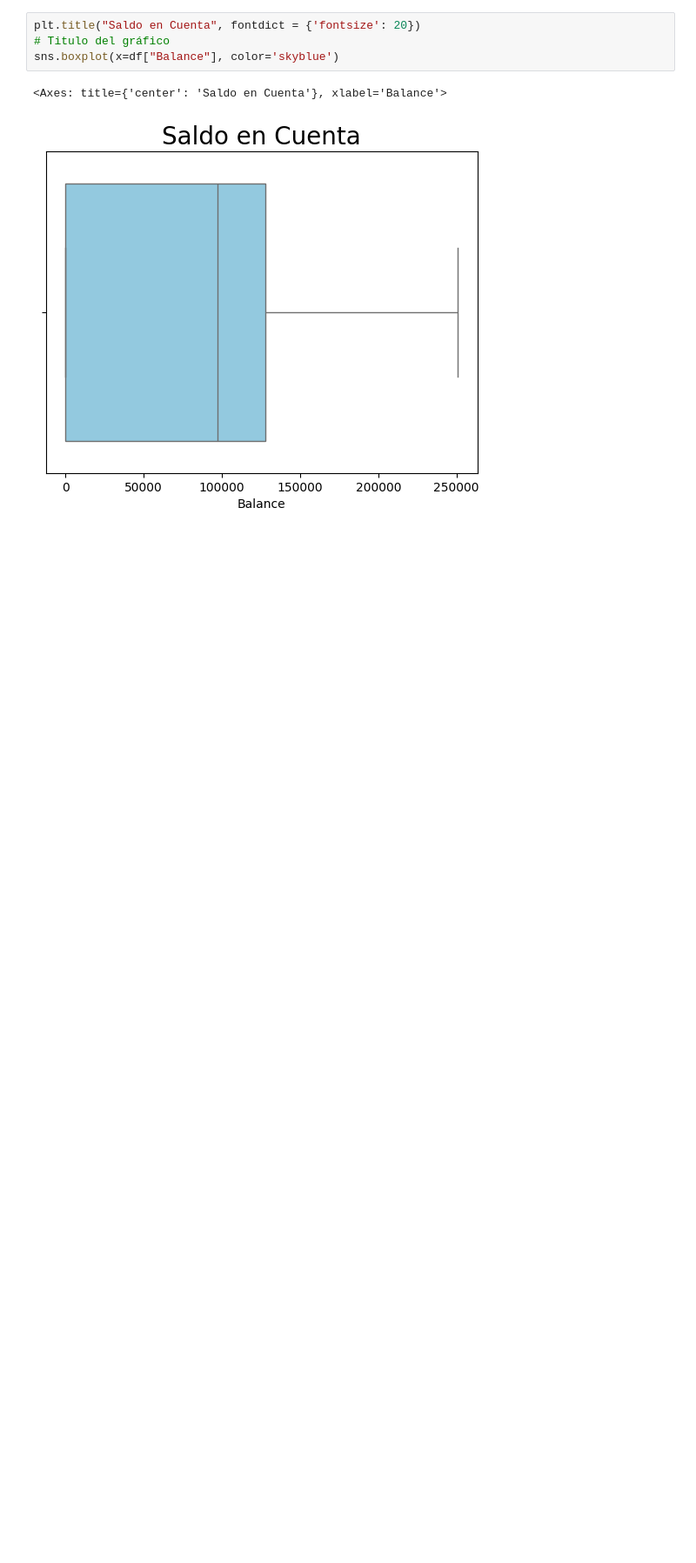
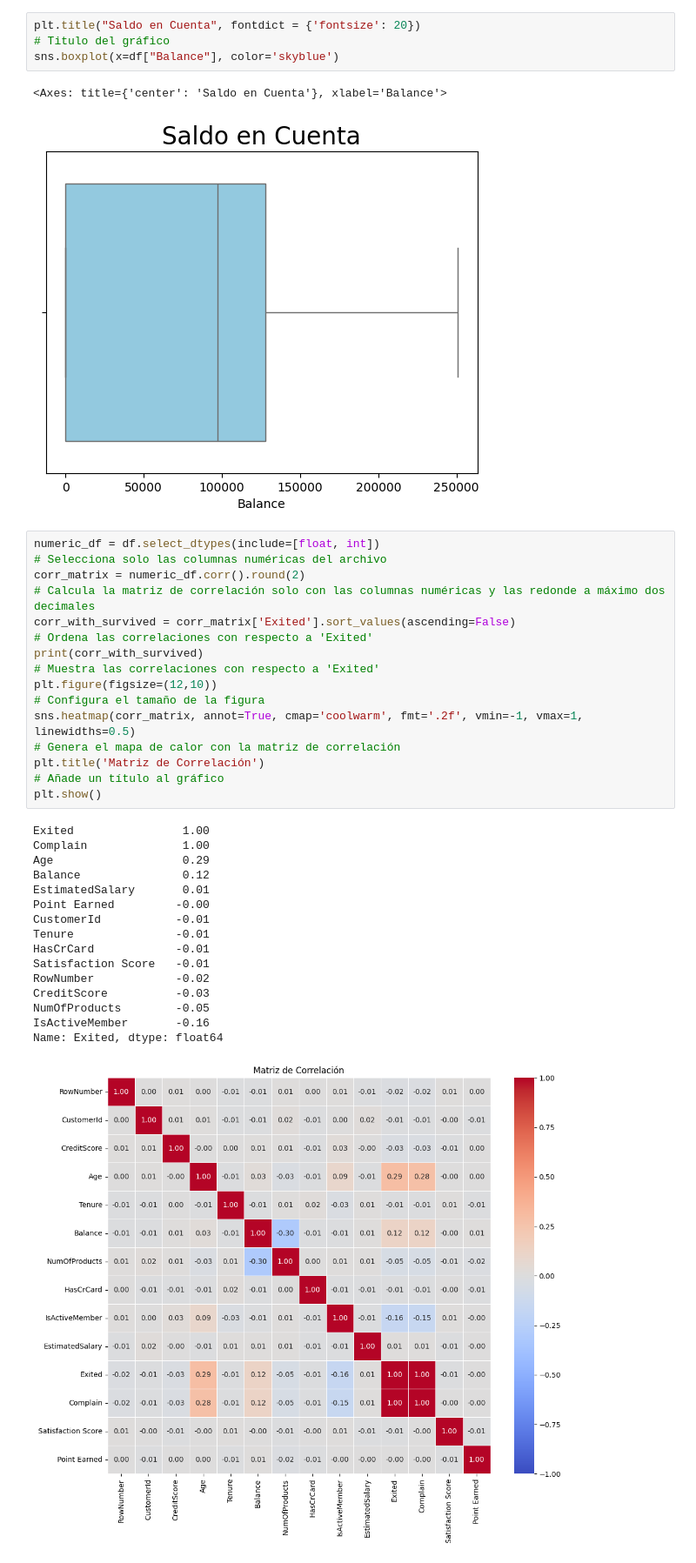
Before and after one commit to Leencita/Primer-Entregable, a Jupyter notebook: ProyectoDS_ParteI_+CabezasOlivas.ipynb, the cells around one changed output. Shown at 87% size. Cells and saved outputs as stored; diff of their text form; blank space fills up the shorter version.

```diff
--- a/ProyectoDS_ParteI_+CabezasOlivas.ipynb
+++ b/ProyectoDS_ParteI_+CabezasOlivas.ipynb
@@ -174,3 +174,36 @@ sns.boxplot(x=df["Balance"], color='skyblue')
 # %% [output]
 <Axes: title={'center': 'Saldo en Cuenta'}, xlabel='Balance'>
 [figure]
+# %%
+numeric_df = df.select_dtypes(include=[float, int])
+# Selecciona solo las columnas numéricas del archivo
+corr_matrix = numeric_df.corr().round(2)
+# Calcula la matriz de correlación solo con las columnas numéricas y las redonde a máximo dos decimales
+corr_with_survived = corr_matrix['Exited'].sort_values(ascending=False)
+# Ordena las correlaciones con respecto a 'Exited'
+print(corr_with_survived)
+# Muestra las correlaciones con respecto a 'Exited'
+plt.figure(figsize=(12,10))
+# Configura el tamaño de la figura
+sns.heatmap(corr_matrix, annot=True, cmap='coolwarm', fmt='.2f', vmin=-1, vmax=1, linewidths=0.5)
+# Genera el mapa de calor con la matriz de correlación
+plt.title('Matriz de Correlación')
+# Añade un título al gráfico
+plt.show()
+# %% [output]
+Exited                1.00
+Complain              1.00
+Age                   0.29
+Balance               0.12
+EstimatedSalary       0.01
+Point Earned         -0.00
+CustomerId           -0.01
+Tenure               -0.01
+HasCrCard            -0.01
+Satisfaction Score   -0.01
+RowNumber            -0.02
+CreditScore          -0.03
+NumOfProducts        -0.05
+IsActiveMember       -0.16
+Name: Exited, dtype: float64
+[figure, added]
```
Also changed, not shown: parts of 1 cell of this notebook.
